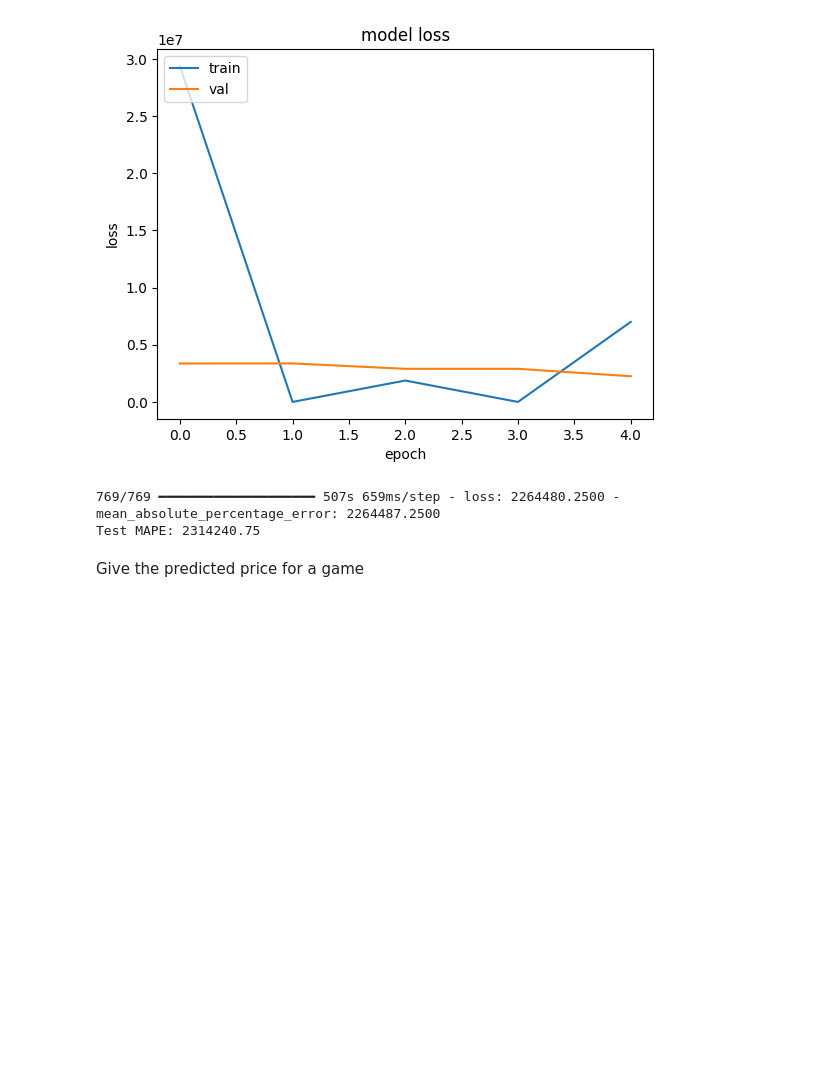
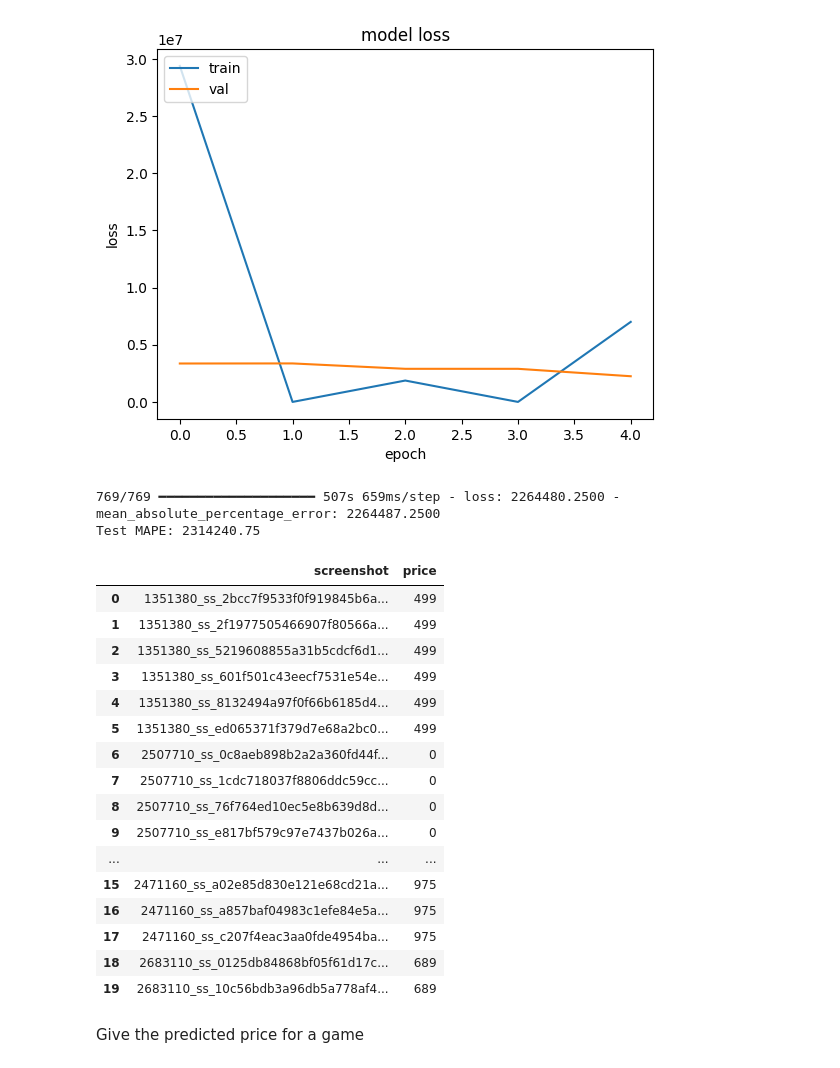
Before and after one commit to LaurensDergent/DataAnalytics, a Jupyter notebook: Assignment 2/Trial1_Sarah.ipynb, the cells around one changed output. Cells and saved outputs as stored; diff of their text form; code cells hidden in the pictures; blank space fills up the shorter version.

```diff
--- a/Assignment 2/Trial1_Sarah.ipynb
+++ b/Assignment 2/Trial1_Sarah.ipynb
@@ -364,6 +367,26 @@ print("Test MAPE:", mean_absolute_percentage_error)
 # %% [output]
 769/769 ━━━━━━━━━━━━━━━━━━━━ 507s 659ms/step - loss: 2264480.2500 - mean_absolute_percentage_error: 2264487.2500
 Test MAPE: 2314240.75
+# %%
+test_label_df.head(20)
+# %% [output]
+|  | screenshot | price |
+| 0 | 1351380_ss_2bcc7f9533f0f919845b6a... | 499 |
+| 1 | 1351380_ss_2f1977505466907f80566a... | 499 |
+| 2 | 1351380_ss_5219608855a31b5cdcf6d1... | 499 |
+| 3 | 1351380_ss_601f501c43eecf7531e54e... | 499 |
+| 4 | 1351380_ss_8132494a97f0f66b6185d4... | 499 |
+| 5 | 1351380_ss_ed065371f379d7e68a2bc0... | 499 |
+| 6 | 2507710_ss_0c8aeb898b2a2a360fd44f... | 0 |
+| 7 | 2507710_ss_1cdc718037f8806ddc59cc... | 0 |
+| 8 | 2507710_ss_76f764ed10ec5e8b639d8d... | 0 |
+| 9 | 2507710_ss_e817bf579c97e7437b026a... | 0 |
+| ... | ... | ... |
+| 15 | 2471160_ss_a02e85d830e121e68cd21a... | 975 |
+| 16 | 2471160_ss_a857baf04983c1efe84e5a... | 975 |
+| 17 | 2471160_ss_c207f4eac3aa0fde4954ba... | 975 |
+| 18 | 2683110_ss_0125db84868bf05f61d17c... | 689 |
+| 19 | 2683110_ss_10c56bdb3a96db5a778af4... | 689 |
 # %% [markdown]
 Give the predicted price for a game
 # %%
```
Also changed, not shown: parts of 6 cells of this notebook.
